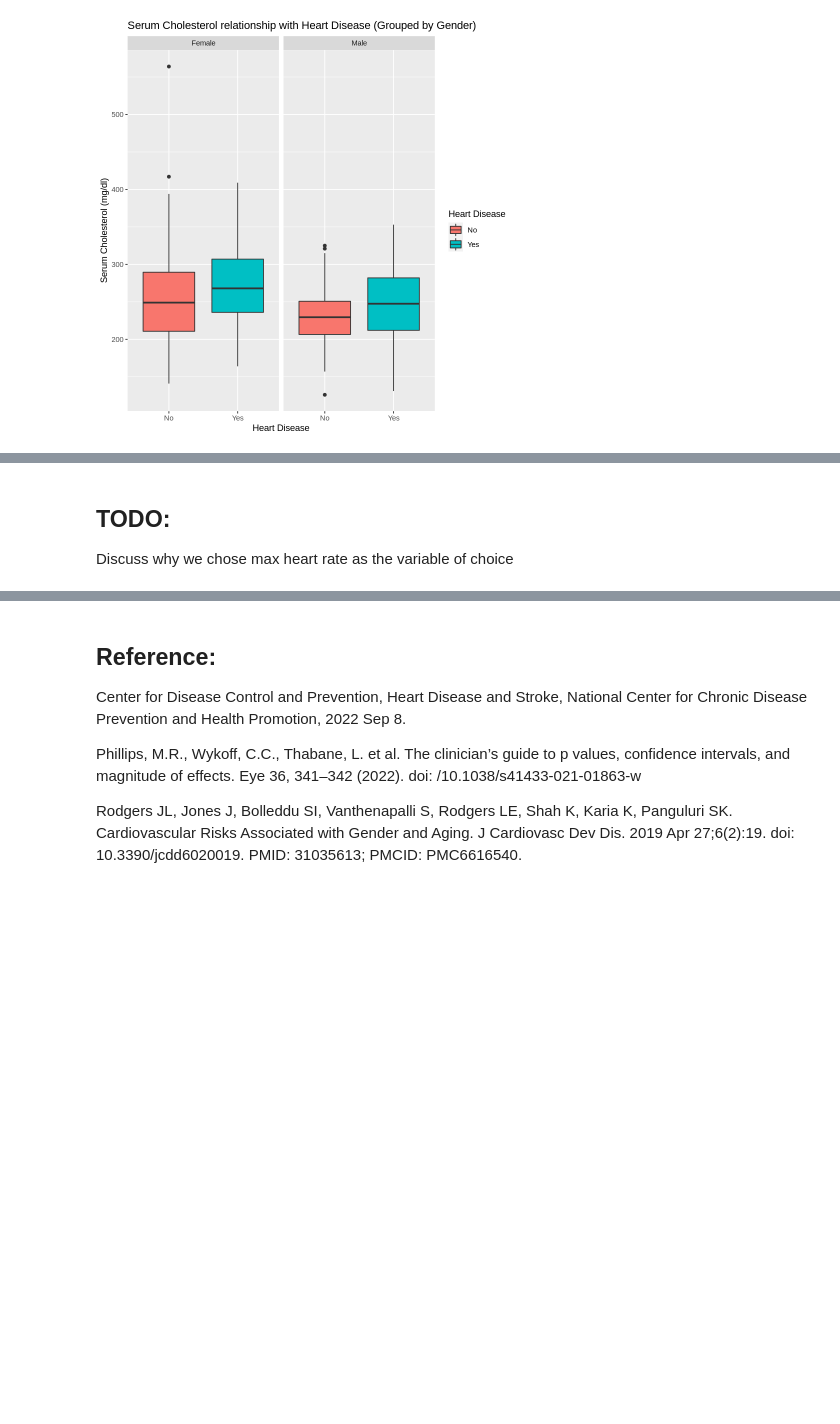
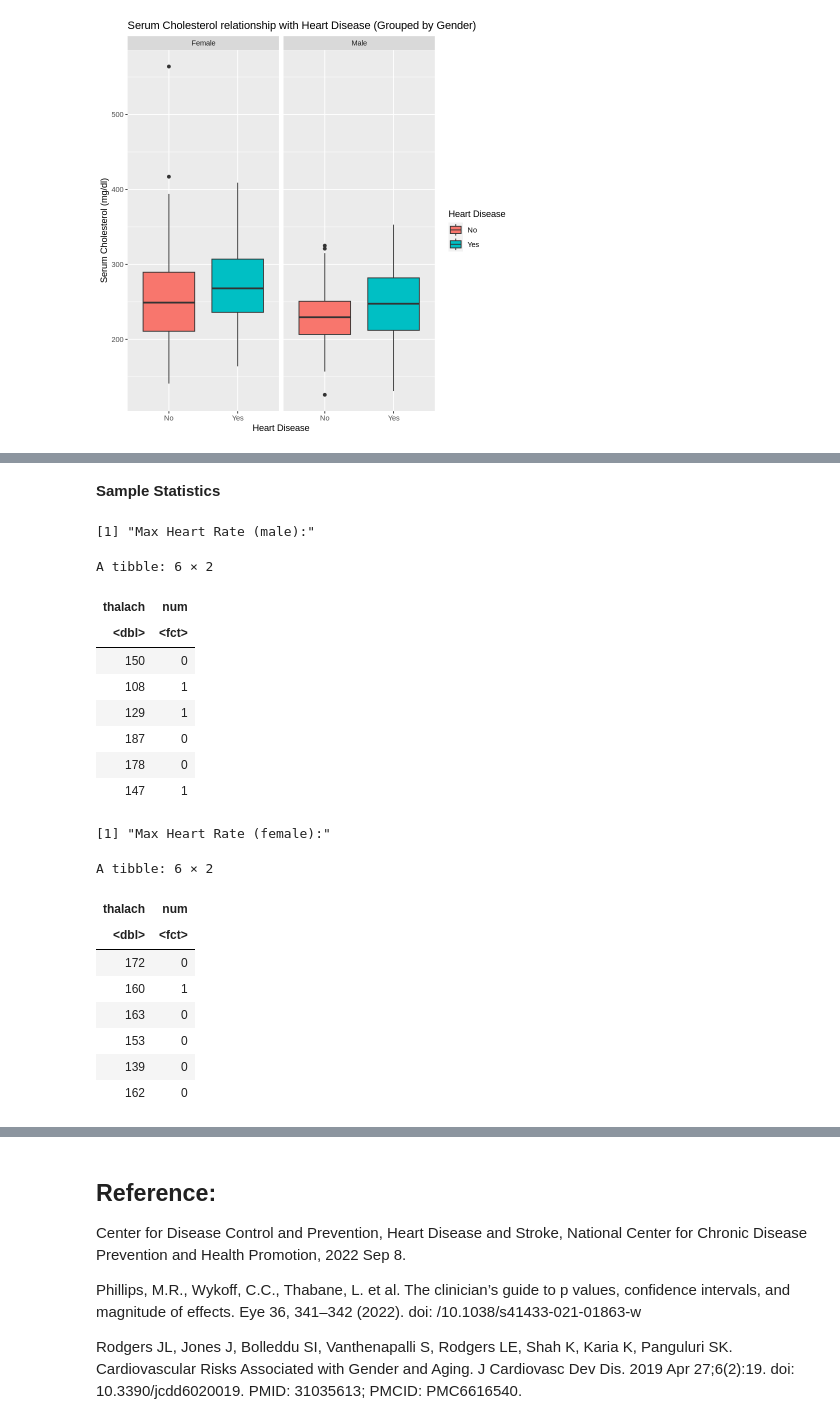
Before and after one commit to Yusen121/heart_disease, a Jupyter notebook: STAT_Project_Final.ipynb, the cells around one changed output, grey strips where cells are left out. Drawn from its saved outputs; the diff is of its cells as text; code cells hidden in the pictures; blank space fills up the shorter version.

```diff
--- a/STAT_Project_Final.ipynb
+++ b/STAT_Project_Final.ipynb
@@ -128,5 +120,40 @@ From these tests we will conclude at a 5% significance level, whether to accept
 
 We will also calculate the confidence intervals and conduct these same tests with a theory based approach, as the original sample has sufficient size for the CLT to hold (the sample is independent as the population of heart disease patients is much greater than 303 (our sample size), and we assume the data was sampled randomly). This is in order to compare with our bootstrapping values, and if there is significant difference this may imply that the sample is not randomly sampled or representative of the population.
-# %% [markdown]
-## TODO:
-Discuss why we chose max heart rate as the variable of choice
+# %% [markdown]
+**Sample Statistics**
+# %%
+#Drop unneccesary columns from dataframe
+cleveland_thalach <- cleveland %>%
+  filter(!is.na(thalach)) %>%
+  select(sex, thalach, num)
+
+#group by sex
+thalach_male <- filter(cleveland_thalach, sex == 1) |> select(-sex)
+thalach_female <- filter(cleveland_thalach, sex == 0) |> select(-sex)
+
+#display first 5 rows of data
+print("Max Heart Rate (male):")
+head(thalach_male)
+print("Max Heart Rate (female):")
+head(thalach_female)
+# %% [output]
+[1] "Max Heart Rate (male):"
+A tibble: 6 × 2
+| thalach | num |
+| <dbl> | <fct> |
+| 150 | 0 |
+| 108 | 1 |
+| 129 | 1 |
+| 187 | 0 |
+| 178 | 0 |
+| 147 | 1 |
+[1] "Max Heart Rate (female):"
+A tibble: 6 × 2
+| thalach | num |
+| <dbl> | <fct> |
+| 172 | 0 |
+| 160 | 1 |
+| 163 | 0 |
+| 153 | 0 |
+| 139 | 0 |
+| 162 | 0 |
```
Also changed, not shown: parts of 16 cells of this notebook.
